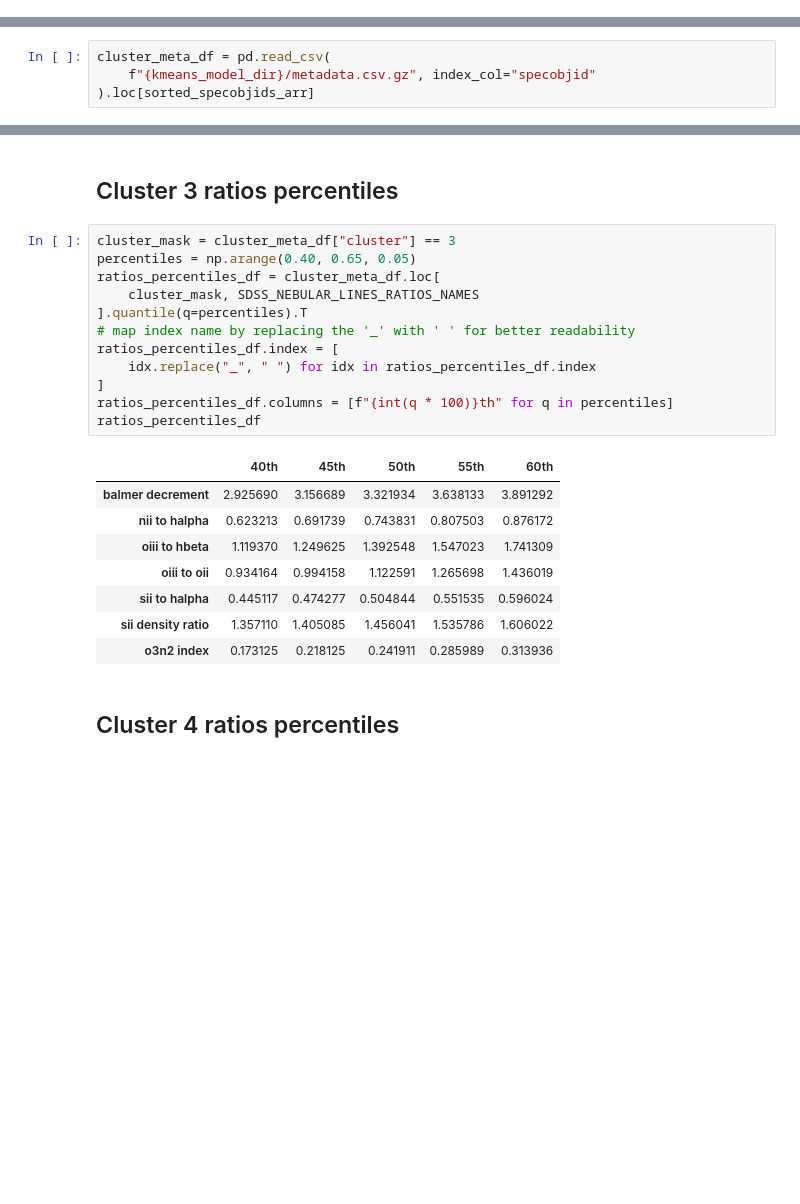
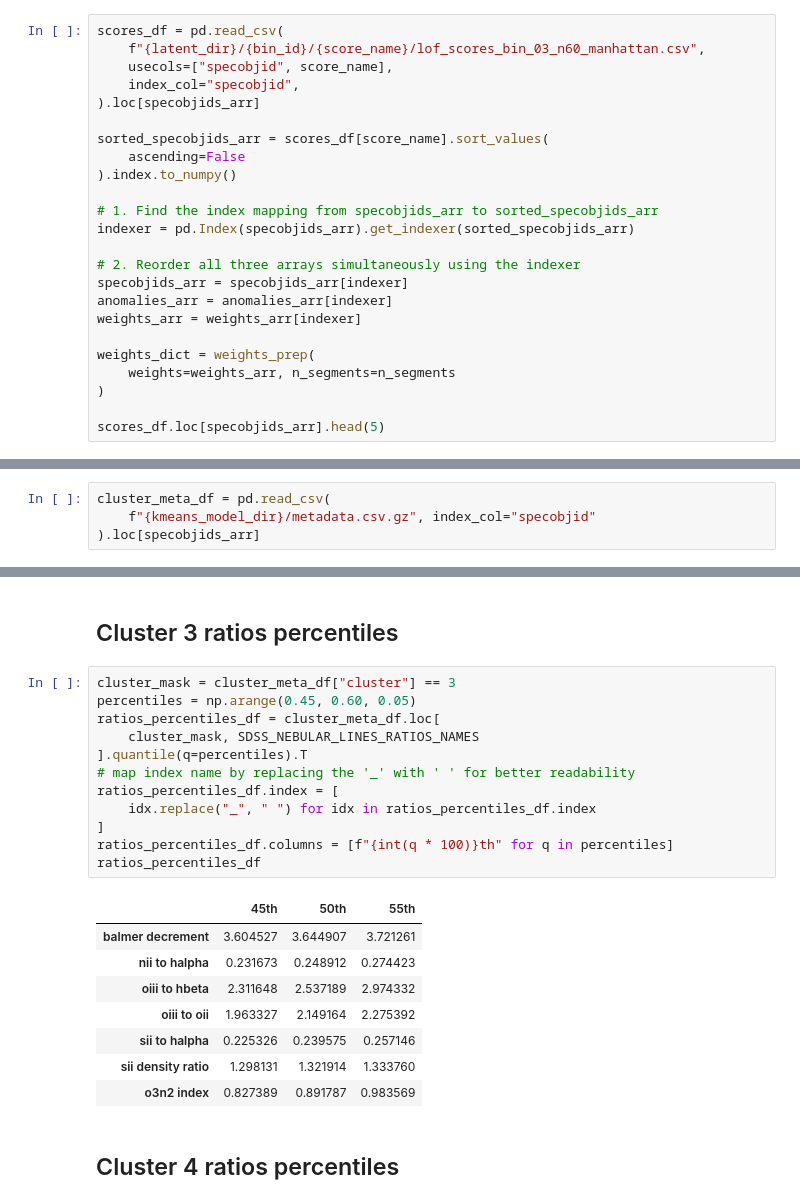
Before and after one commit to ed-ortizm/xai-astronomy, a Jupyter notebook: thesis/04_clustering_xai/06_lof_cluster_analysis.ipynb, the cells around one changed output, grey strips where cells are left out. Saved outputs shown, nothing was run; the diff lists cells and outputs as text; blank space fills up the shorter version.

```diff
--- a/thesis/04_clustering_xai/06_lof_cluster_analysis.ipynb
+++ b/thesis/04_clustering_xai/06_lof_cluster_analysis.ipynb
@@ -294,0 +280,24 @@ Loading XAI data from: /home/elom/phd/code/explanations/bin_03/lof
+# %%
+scores_df = pd.read_csv(
+    f"{latent_dir}/{bin_id}/{score_name}/lof_scores_bin_03_n60_manhattan.csv",
+    usecols=["specobjid", score_name],
+    index_col="specobjid",
+).loc[specobjids_arr]
+
+sorted_specobjids_arr = scores_df[score_name].sort_values(
+    ascending=False
+).index.to_numpy()
+
+# 1. Find the index mapping from specobjids_arr to sorted_specobjids_arr
+indexer = pd.Index(specobjids_arr).get_indexer(sorted_specobjids_arr)
+
+# 2. Reorder all three arrays simultaneously using the indexer
+specobjids_arr = specobjids_arr[indexer]
+anomalies_arr = anomalies_arr[indexer]
+weights_arr = weights_arr[indexer]
+
+weights_dict = weights_prep(
+    weights=weights_arr, n_segments=n_segments
+)
+
+scores_df.loc[specobjids_arr].head(5)
@@ -333,4 +385,4 @@ cluster_meta_df.to_csv(f"{kmeans_model_dir}/metadata.csv.gz", compression="gzip"
 # %%
 cluster_meta_df = pd.read_csv(
     f"{kmeans_model_dir}/metadata.csv.gz", index_col="specobjid"
-).loc[sorted_specobjids_arr]
+).loc[specobjids_arr]
@@ -543,25 +507,25 @@ ratios_percentiles_df
 ## Cluster 3 ratios percentiles
 # %%
 cluster_mask = cluster_meta_df["cluster"] == 3
-percentiles = np.arange(0.40, 0.65, 0.05)
+percentiles = np.arange(0.45, 0.60, 0.05)
 ratios_percentiles_df = cluster_meta_df.loc[
     cluster_mask, SDSS_NEBULAR_LINES_RATIOS_NAMES
 ].quantile(q=percentiles).T
 # map index name by replacing the '_' with ' ' for better readability
 ratios_percentiles_df.index = [
     idx.replace("_", " ") for idx in ratios_percentiles_df.index
 ]
 ratios_percentiles_df.columns = [f"{int(q * 100)}th" for q in percentiles]
 ratios_percentiles_df
 # %% [output]
-|  | 40th | 45th | 50th | 55th | 60th |
-| balmer decrement | 2.925690 | 3.156689 | 3.321934 | 3.638133 | 3.891292 |
-| nii to halpha | 0.623213 | 0.691739 | 0.743831 | 0.807503 | 0.876172 |
-| oiii to hbeta | 1.119370 | 1.249625 | 1.392548 | 1.547023 | 1.741309 |
-| oiii to oii | 0.934164 | 0.994158 | 1.122591 | 1.265698 | 1.436019 |
-| sii to halpha | 0.445117 | 0.474277 | 0.504844 | 0.551535 | 0.596024 |
-| sii density ratio | 1.357110 | 1.405085 | 1.456041 | 1.535786 | 1.606022 |
-| o3n2 index | 0.173125 | 0.218125 | 0.241911 | 0.285989 | 0.313936 |
+|  | 45th | 50th | 55th |
+| balmer decrement | 3.604527 | 3.644907 | 3.721261 |
+| nii to halpha | 0.231673 | 0.248912 | 0.274423 |
+| oiii to hbeta | 2.311648 | 2.537189 | 2.974332 |
+| oiii to oii | 1.963327 | 2.149164 | 2.275392 |
+| sii to halpha | 0.225326 | 0.239575 | 0.257146 |
+| sii density ratio | 1.298131 | 1.321914 | 1.333760 |
+| o3n2 index | 0.827389 | 0.891787 | 0.983569 |
 # %% [markdown]
 ## Cluster 4 ratios percentiles
 # %%
```
Also changed, not shown: parts of 34 cells of this notebook.
